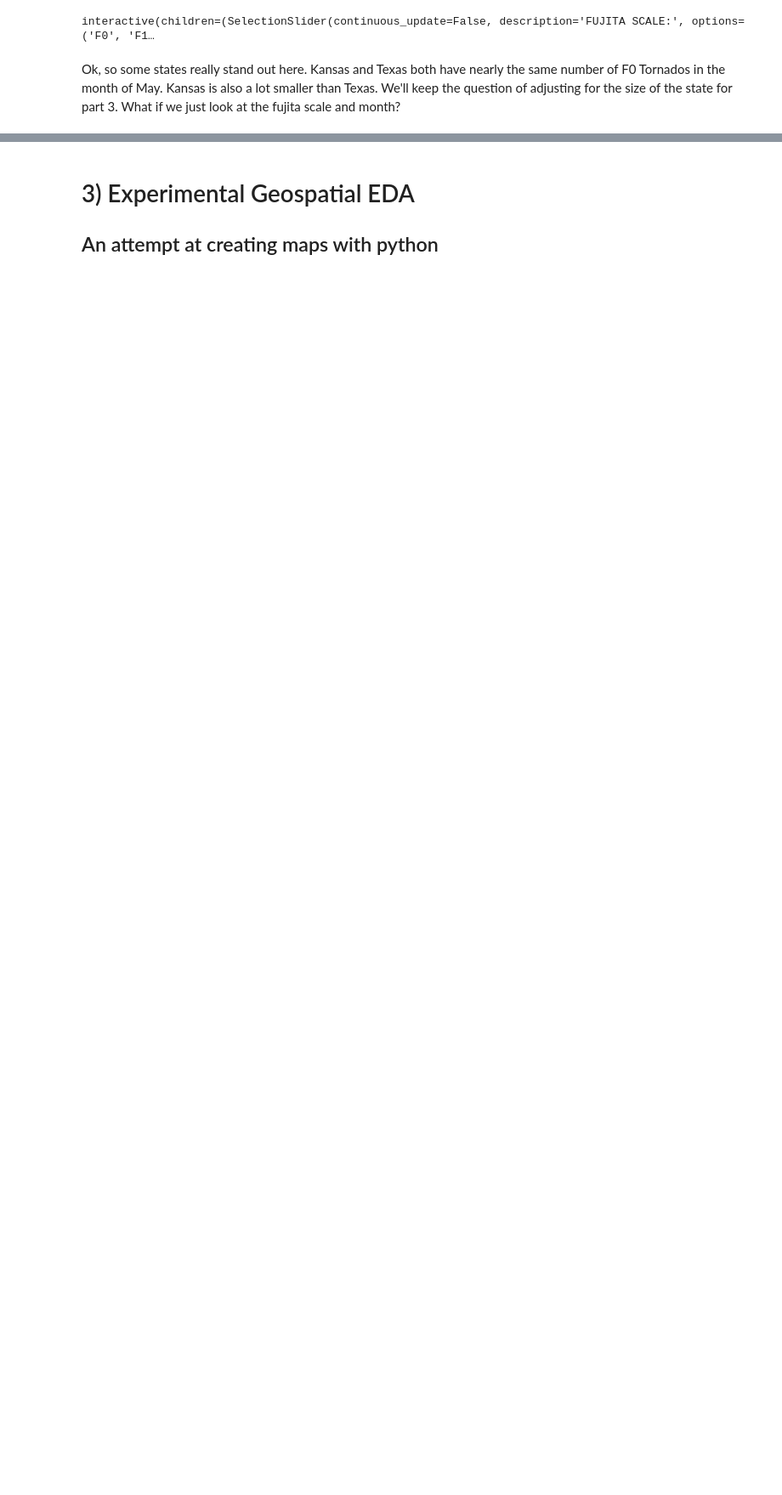
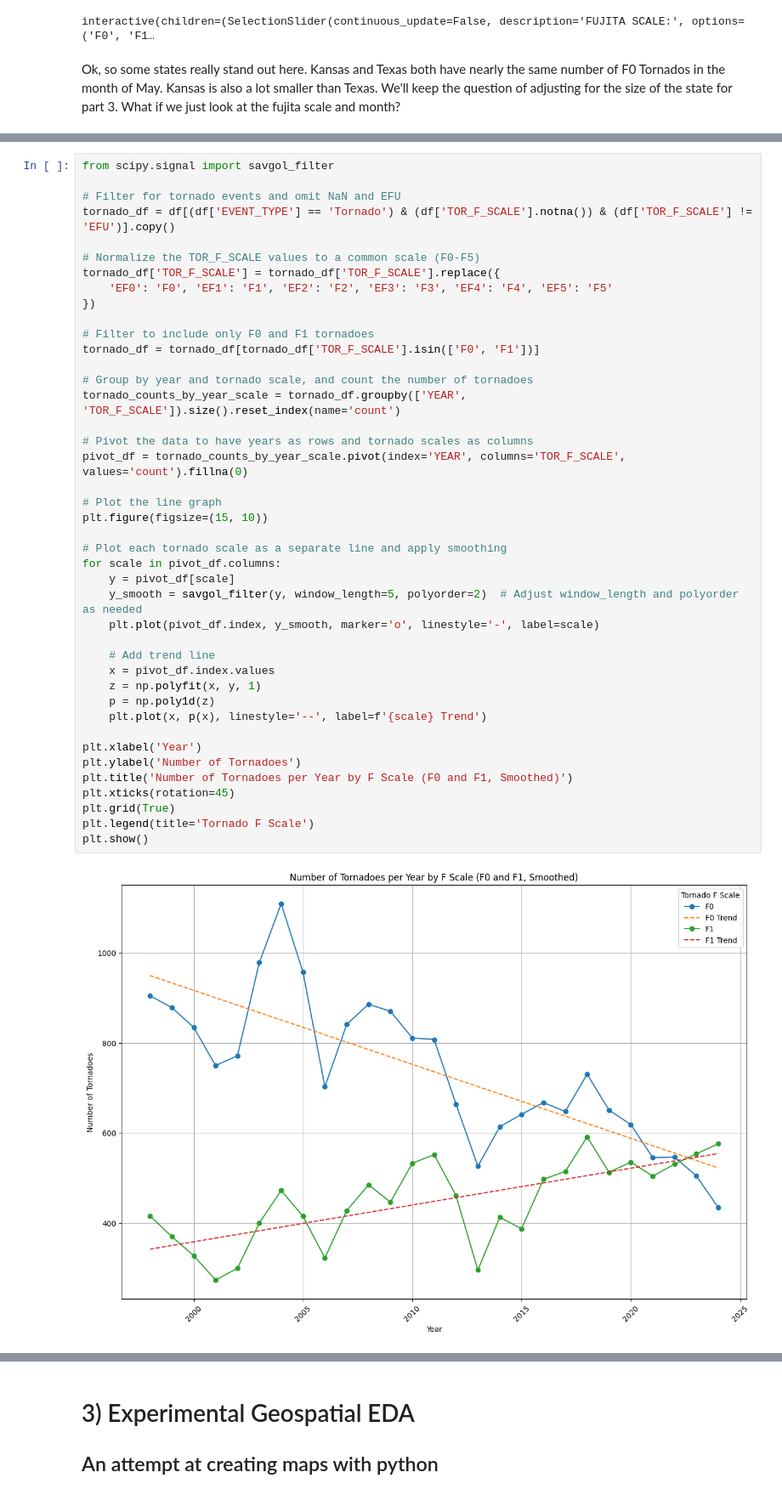
Before and after one commit to drpafowler/datafun-06-eda, a Jupyter notebook: philip_eda.ipynb, the cells around one changed output, grey strips where cells are left out. Shown at 85% size. Drawn from its saved outputs; the diff is of its cells as text; blank space fills up the shorter version.

```diff
--- a/philip_eda.ipynb
+++ b/philip_eda.ipynb
@@ -727,0 +845,44 @@ This graphic condenses the information down from before.  May and June are the m
+# %%
+from scipy.signal import savgol_filter
+
+# Filter for tornado events and omit NaN and EFU
+tornado_df = df[(df['EVENT_TYPE'] == 'Tornado') & (df['TOR_F_SCALE'].notna()) & (df['TOR_F_SCALE'] != 'EFU')].copy()
+
+# Normalize the TOR_F_SCALE values to a common scale (F0-F5)
+tornado_df['TOR_F_SCALE'] = tornado_df['TOR_F_SCALE'].replace({
+    'EF0': 'F0', 'EF1': 'F1', 'EF2': 'F2', 'EF3': 'F3', 'EF4': 'F4', 'EF5': 'F5'
+})
+
+# Filter to include only F0 and F1 tornadoes
+tornado_df = tornado_df[tornado_df['TOR_F_SCALE'].isin(['F0', 'F1'])]
+
+# Group by year and tornado scale, and count the number of tornadoes
+tornado_counts_by_year_scale = tornado_df.groupby(['YEAR', 'TOR_F_SCALE']).size().reset_index(name='count')
+
+# Pivot the data to have years as rows and tornado scales as columns
+pivot_df = tornado_counts_by_year_scale.pivot(index='YEAR', columns='TOR_F_SCALE', values='count').fillna(0)
+
+# Plot the line graph
+plt.figure(figsize=(15, 10))
+
+# Plot each tornado scale as a separate line and apply smoothing
+for scale in pivot_df.columns:
+    y = pivot_df[scale]
+    y_smooth = savgol_filter(y, window_length=5, polyorder=2)  # Adjust window_length and polyorder as needed
+    plt.plot(pivot_df.index, y_smooth, marker='o', linestyle='-', label=scale)
+
+    # Add trend line
+    x = pivot_df.index.values
+    z = np.polyfit(x, y, 1)
+    p = np.poly1d(z)
+    plt.plot(x, p(x), linestyle='--', label=f'{scale} Trend')
+
+plt.xlabel('Year')
+plt.ylabel('Number of Tornadoes')
+plt.title('Number of Tornadoes per Year by F Scale (F0 and F1, Smoothed)')
+plt.xticks(rotation=45)
+plt.grid(True)
+plt.legend(title='Tornado F Scale')
+plt.show()
+# %% [output]
+[figure, added]
```
Also changed, not shown: parts of 17 cells of this notebook, 1 other file.
